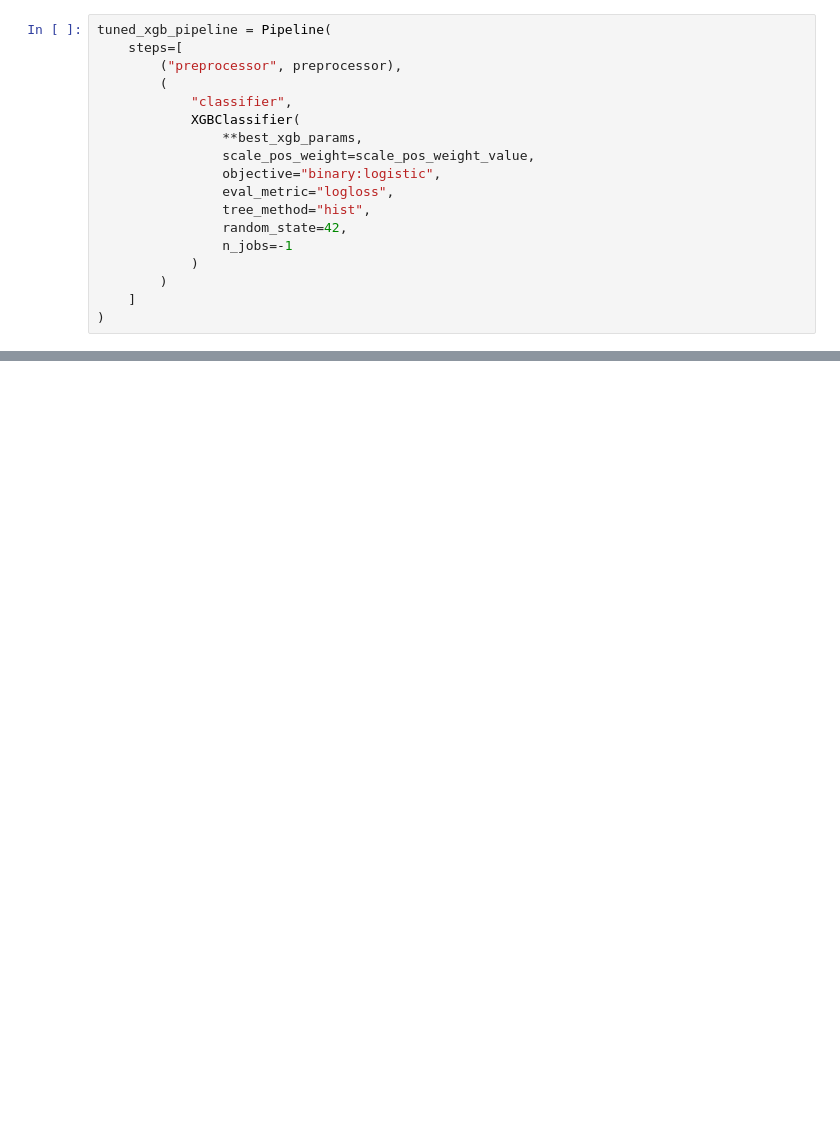
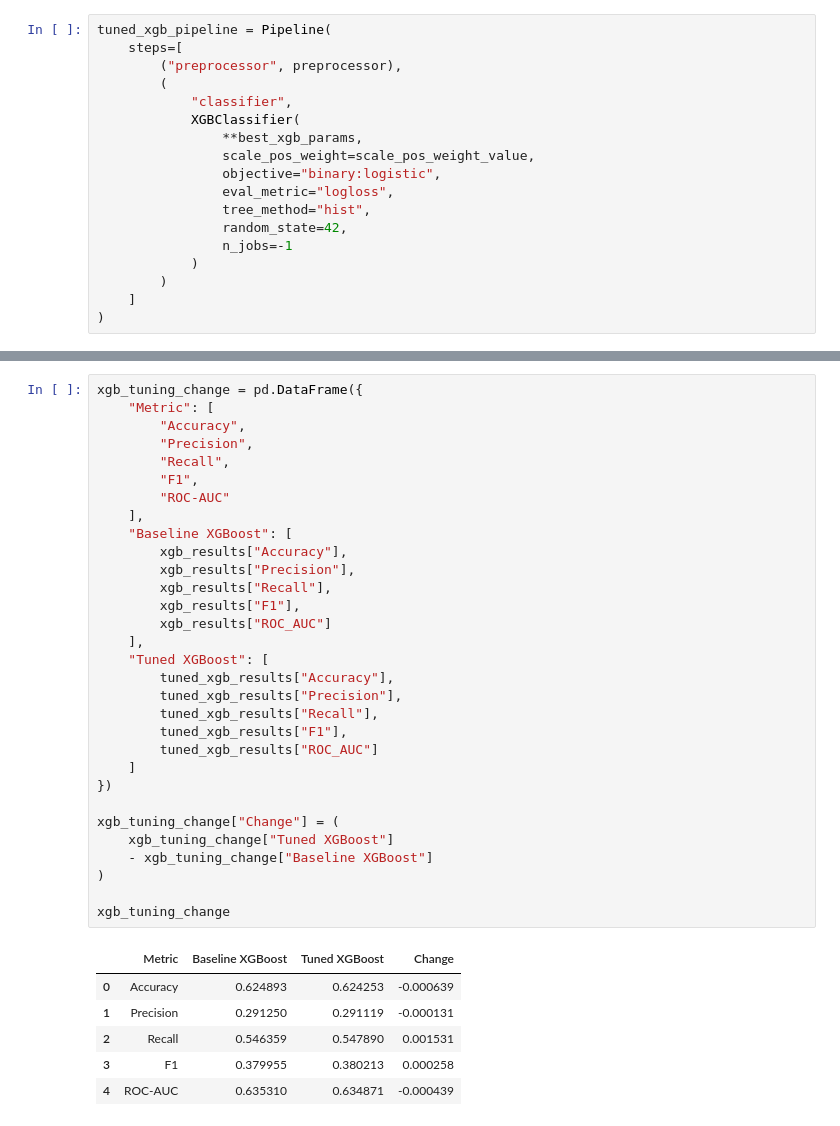
Before and after one commit to omarzakzook/Flight_Delay_Prediction, a Jupyter notebook: notebooks/07_Model_Building.ipynb, the cells around one changed output, grey strips where cells are left out. Saved outputs shown, nothing was run; the diff lists cells and outputs as text; blank space fills up the shorter version.

```diff
--- a/notebooks/07_Model_Building.ipynb
+++ b/notebooks/07_Model_Building.ipynb
@@ -745,3 +1006,41 @@ comparison
+# %%
+xgb_tuning_change = pd.DataFrame({
+    "Metric": [
+        "Accuracy",
+        "Precision",
+        "Recall",
+        "F1",
+        "ROC-AUC"
+    ],
+    "Baseline XGBoost": [
+        xgb_results["Accuracy"],
+        xgb_results["Precision"],
+        xgb_results["Recall"],
+        xgb_results["F1"],
+        xgb_results["ROC_AUC"]
+    ],
+    "Tuned XGBoost": [
+        tuned_xgb_results["Accuracy"],
+        tuned_xgb_results["Precision"],
+        tuned_xgb_results["Recall"],
+        tuned_xgb_results["F1"],
+        tuned_xgb_results["ROC_AUC"]
+    ]
+})
+
+xgb_tuning_change["Change"] = (
+    xgb_tuning_change["Tuned XGBoost"]
+    - xgb_tuning_change["Baseline XGBoost"]
+)
+
+xgb_tuning_change
+# %% [output]
+|  | Metric | Baseline XGBoost | Tuned XGBoost | Change |
+| 0 | Accuracy | 0.624893 | 0.624253 | -0.000639 |
+| 1 | Precision | 0.291250 | 0.291119 | -0.000131 |
+| 2 | Recall | 0.546359 | 0.547890 | 0.001531 |
+| 3 | F1 | 0.379955 | 0.380213 | 0.000258 |
+| 4 | ROC-AUC | 0.635310 | 0.634871 | -0.000439 |
 # %%
 comparison["Accuracy_Above_Majority_Baseline"] = (
     comparison["Accuracy"] - majority_baseline_accuracy
```
Also changed, not shown: parts of 30 cells of this notebook.
